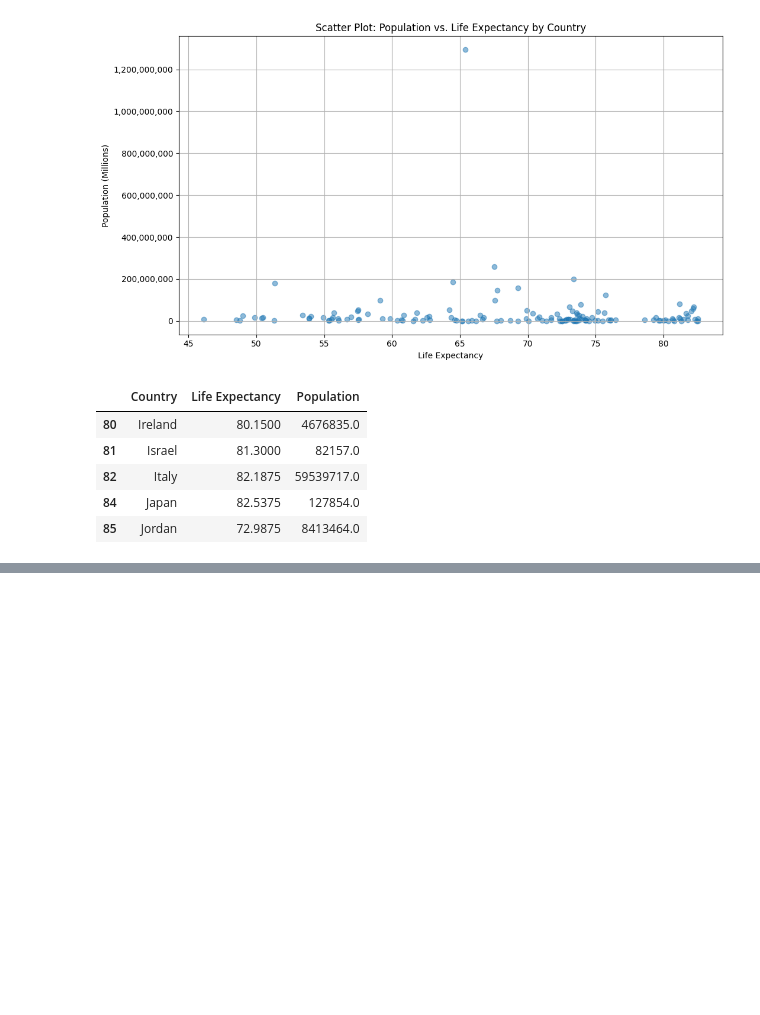
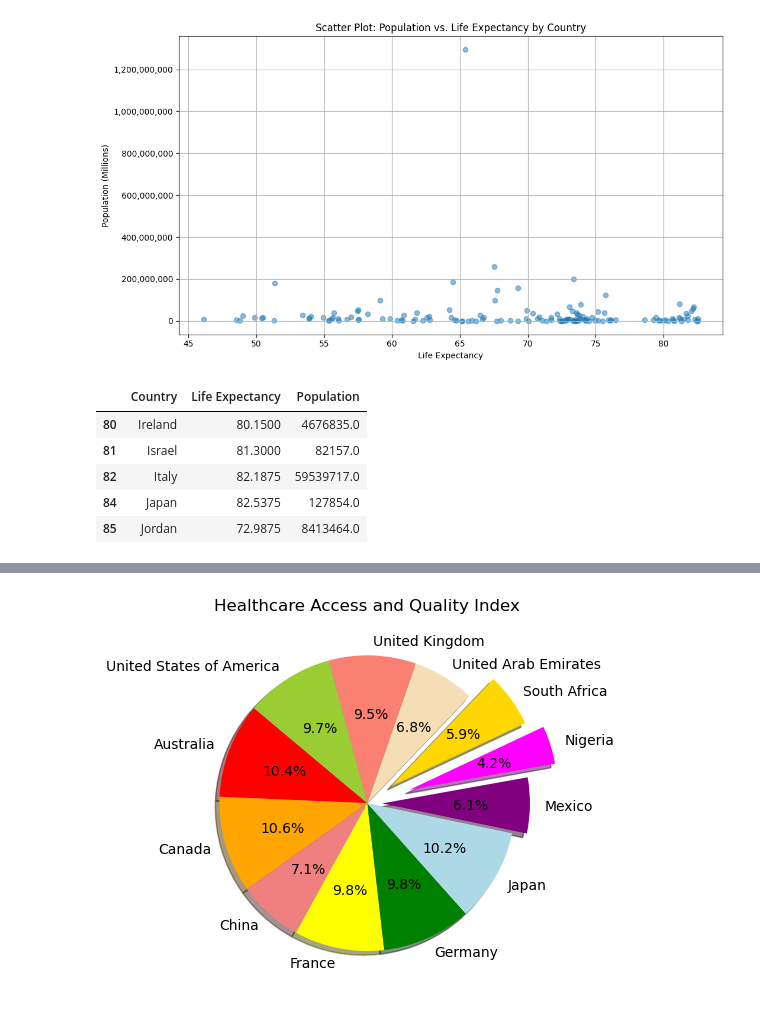
Before and after one commit to JNorthData/Life_Expectancy, a Jupyter notebook: life-expectancy.ipynb, the cells around one changed output, grey strips where cells are left out. Drawn from its saved outputs; the diff is of its cells as text; code cells hidden in the pictures; blank space fills up the shorter version.

```diff
--- a/life-expectancy.ipynb
+++ b/life-expectancy.ipynb
@@ -247,0 +250,17 @@ plt.show()
+# %%
+import pandas as pd
+from pathlib import Path
+import matplotlib.pyplot as plt
+import numpy as np
+
+import warnings
+warnings.filterwarnings("ignore")
+
+cancer_data_load = Path("Resources/GBD study cancer data.csv")
+HAQ_data_load = Path("Resources/GBD study HAQ data.CSV")
+
+cancer_data = pd.read_csv(cancer_data_load)
+HAQ_data = pd.read_csv(HAQ_data_load)
+
+GBD_data_complete = pd.merge(cancer_data, HAQ_data, how="left", on=["location_name", "location_name"])
+GBD_data_complete
@@ -247,0 +557,3 @@ plt.show()
+# %%
+organized_HAQ_data_df = HAQ_data[["location_name","measure","val"]]
+organized_HAQ_data_df
@@ -247,0 +574,4 @@ plt.show()
+# %%
+renamed_HAQ_data = organized_HAQ_data_df.rename(columns={"location_name":"Country", "haq_index_age_type":"HAQ Index Type",
+                                                      "measure":"Index", "val": "% Rate"})
+renamed_HAQ_data.head()
@@ -247,0 +665,3 @@ plt.show()
+# %%
+chart_HAQ_cleaned_df = HAQ_cleaned_df.groupby(["Country"]).mean()["% Rate"]
+chart_HAQ_cleaned_df
@@ -247,0 +713,20 @@ plt.show()
+# %%
+# Labels for the sections of our pie chart
+labels = list(chart_HAQ_cleaned_df.index)
+
+# The values of each section of the pie chart
+sizes = list(chart_HAQ_cleaned_df.values)
+# The colors of each section of the pie chart
+colors = ["red", "orange", "lightcoral", "yellow","green","lightblue","purple", "magenta", "gold", "wheat", "salmon", "yellowgreen"]
+
+# Tells matplotlib to separate the "Humans" section from the others
+explode = (0, 0, 0, 0, 0, 0, 0.1, 0.3, 0.2, 0, 0, 0)
+
+
+plt.pie(sizes, explode=explode, labels=labels, colors=colors,
+        autopct="%1.1f%%", shadow=True, startangle=140)
+plt.title("Healthcare Access and Quality Index")
+plt.savefig("Healthcare Access and Quality Index.png")
+plt.show()
+# %% [output]
+[figure, added]
```
Also changed, not shown: parts of 49 cells of this notebook, 5 other files.
